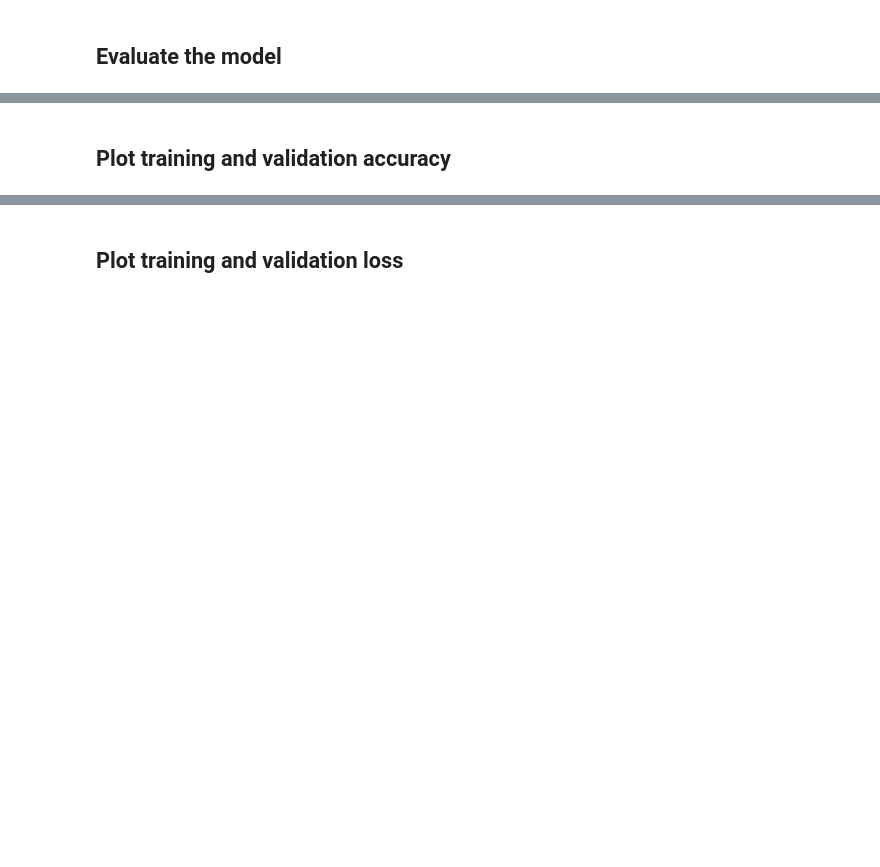
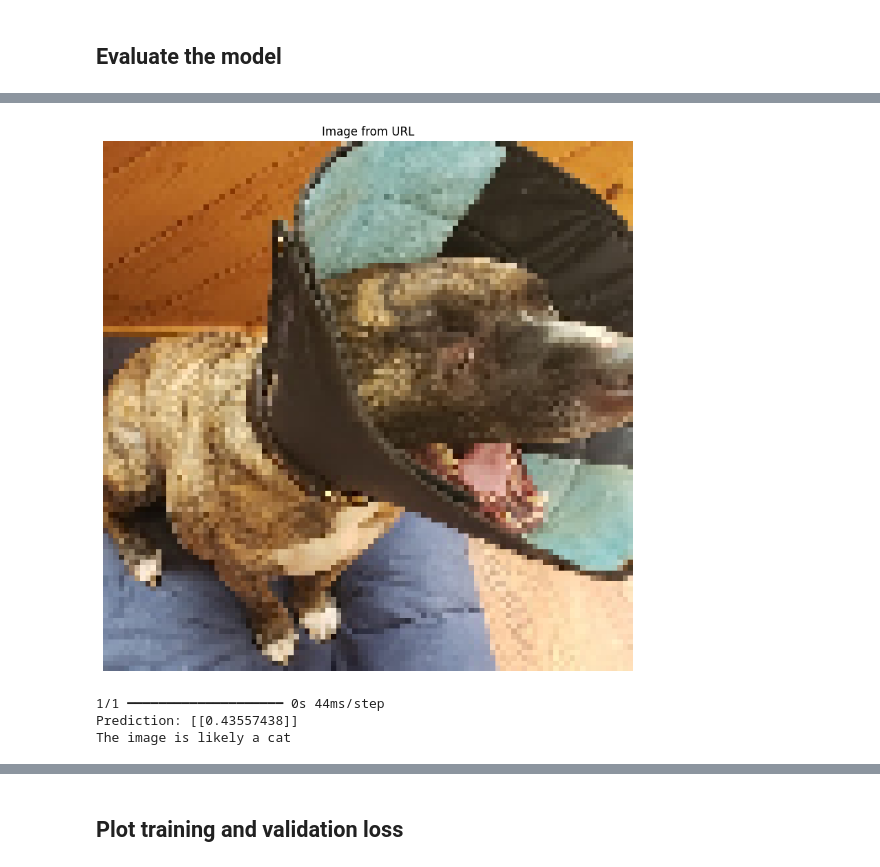
Before and after one commit to RSBalchII/cohort-15-data-science, a Jupyter notebook: Colab_Notebooks/Module_6_Deep_Learning/Projects/Project_6_ID_CatDog.ipynb, the cells around one changed output, grey strips where cells are left out. Cells and saved outputs as stored; diff of their text form; code cells hidden in the pictures; blank space fills up the shorter version.

```diff
--- a/Colab_Notebooks/Module_6_Deep_Learning/Projects/Project_6_ID_CatDog.ipynb
+++ b/Colab_Notebooks/Module_6_Deep_Learning/Projects/Project_6_ID_CatDog.ipynb
@@ -143,2 +137,43 @@ predictions = model.predict(X_test)
-# %% [markdown]
-## Plot training and validation accuracy
+# %%
+def show_image_from_url(url):
+    img = image.load_img(get_file('temp_image', url), target_size=(X.shape[1], X.shape[2]))
+    # Convert the image to a numpy array and normalize
+
+    plt.figure(figsize=(10, 10))
+    plt.imshow(img)
+    plt.title("Image from URL")
+    plt.axis('off')
+    plt.show()
+
+# Use the function
+show_image_from_url(url3)
+
+# Load and preprocess the image from url3
+img = image.load_img(get_file('temp_image', url3), target_size=(X.shape[1], X.shape[2]))
+
+# Convert the image to a numpy array and normalize
+img_array = image.img_to_array(img) / 255.0
+
+# Add a batch dimension
+img_array = np.expand_dims(img_array, axis=0)
+
+# Convert to grayscale if necessary
+if img_array.shape[-1] == 3:
+    img_array = tf.image.rgb_to_grayscale(img_array)
+
+# Make prediction
+prediction = model.predict(img_array)
+
+# Print the prediction
+print(f"Prediction: {prediction}")
+
+# Interpret the prediction (assuming 0 is cat and 1 is dog)
+if prediction[0][0] < 0.5:
+    print("The image is likely a cat")
+else:
+    print("The image is likely a dog")
+# %% [output]
+[figure, added]
+1/1 ━━━━━━━━━━━━━━━━━━━━ 0s 44ms/step
+Prediction: [[0.43557438]]
+The image is likely a cat
```
Also changed, not shown: parts of 15 cells of this notebook, 1 other file.
